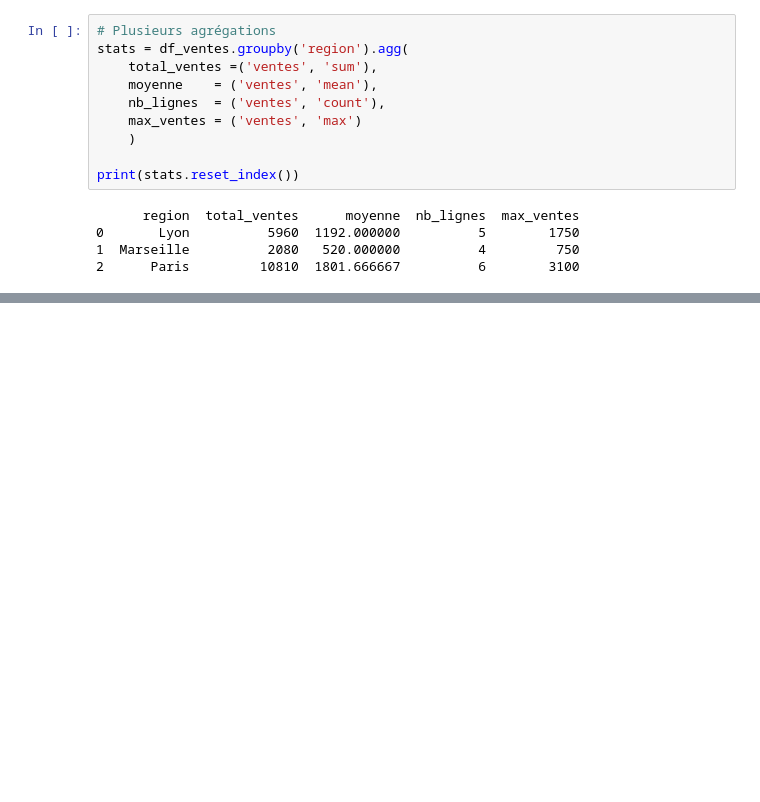
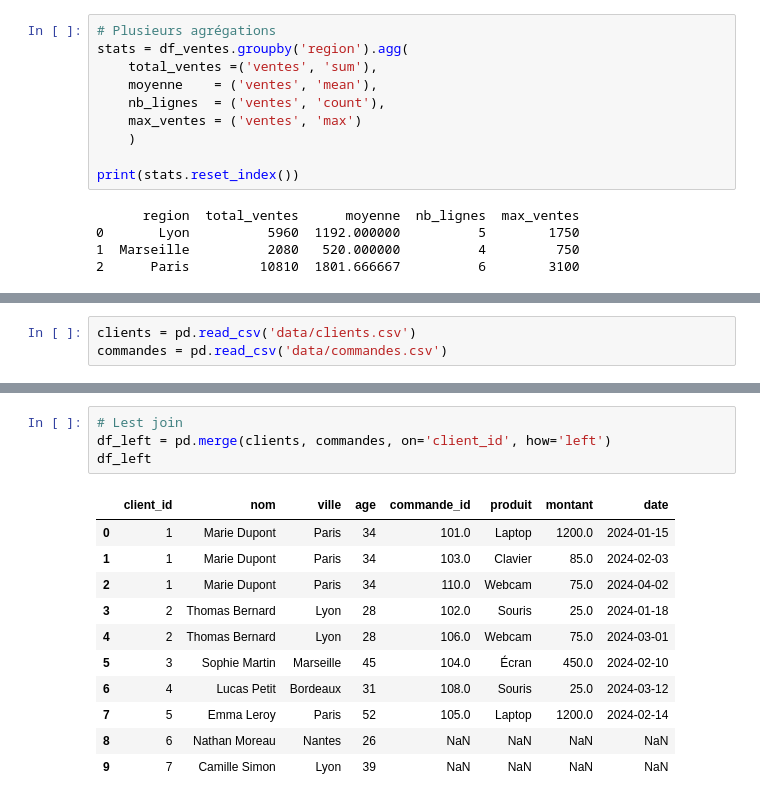
Before and after one commit to IZAK-M/Pandas_Journey, a Jupyter notebook: Pandas_fondamentaux.ipynb, the cells around one changed output, grey strips where cells are left out. Saved outputs shown, nothing was run; the diff lists cells and outputs as text; blank space fills up the shorter version.

Commit message:
feat(j4): add merge and join

```diff
--- a/Pandas_fondamentaux.ipynb
+++ b/Pandas_fondamentaux.ipynb
@@ -153,0 +156,3 @@ print(stats.reset_index())
+# %%
+clients = pd.read_csv('data/clients.csv')
+commandes = pd.read_csv('data/commandes.csv')
@@ -153,0 +173,16 @@ print(stats.reset_index())
+# %%
+# Lest join
+df_left = pd.merge(clients, commandes, on='client_id', how='left')
+df_left
+# %% [output]
+|  | client_id | nom | ville | age | commande_id | produit | montant | date |
+| 0 | 1 | Marie Dupont | Paris | 34 | 101.0 | Laptop | 1200.0 | 2024-01-15 |
+| 1 | 1 | Marie Dupont | Paris | 34 | 103.0 | Clavier | 85.0 | 2024-02-03 |
+| 2 | 1 | Marie Dupont | Paris | 34 | 110.0 | Webcam | 75.0 | 2024-04-02 |
+| 3 | 2 | Thomas Bernard | Lyon | 28 | 102.0 | Souris | 25.0 | 2024-01-18 |
+| 4 | 2 | Thomas Bernard | Lyon | 28 | 106.0 | Webcam | 75.0 | 2024-03-01 |
+| 5 | 3 | Sophie Martin | Marseille | 45 | 104.0 | Écran | 450.0 | 2024-02-10 |
+| 6 | 4 | Lucas Petit | Bordeaux | 31 | 108.0 | Souris | 25.0 | 2024-03-12 |
+| 7 | 5 | Emma Leroy | Paris | 52 | 105.0 | Laptop | 1200.0 | 2024-02-14 |
+| 8 | 6 | Nathan Moreau | Nantes | 26 | NaN | NaN | NaN | NaN |
+| 9 | 7 | Camille Simon | Lyon | 39 | NaN | NaN | NaN | NaN |
```
Also changed, not shown: parts of 4 cells of this notebook, 2 other files.
